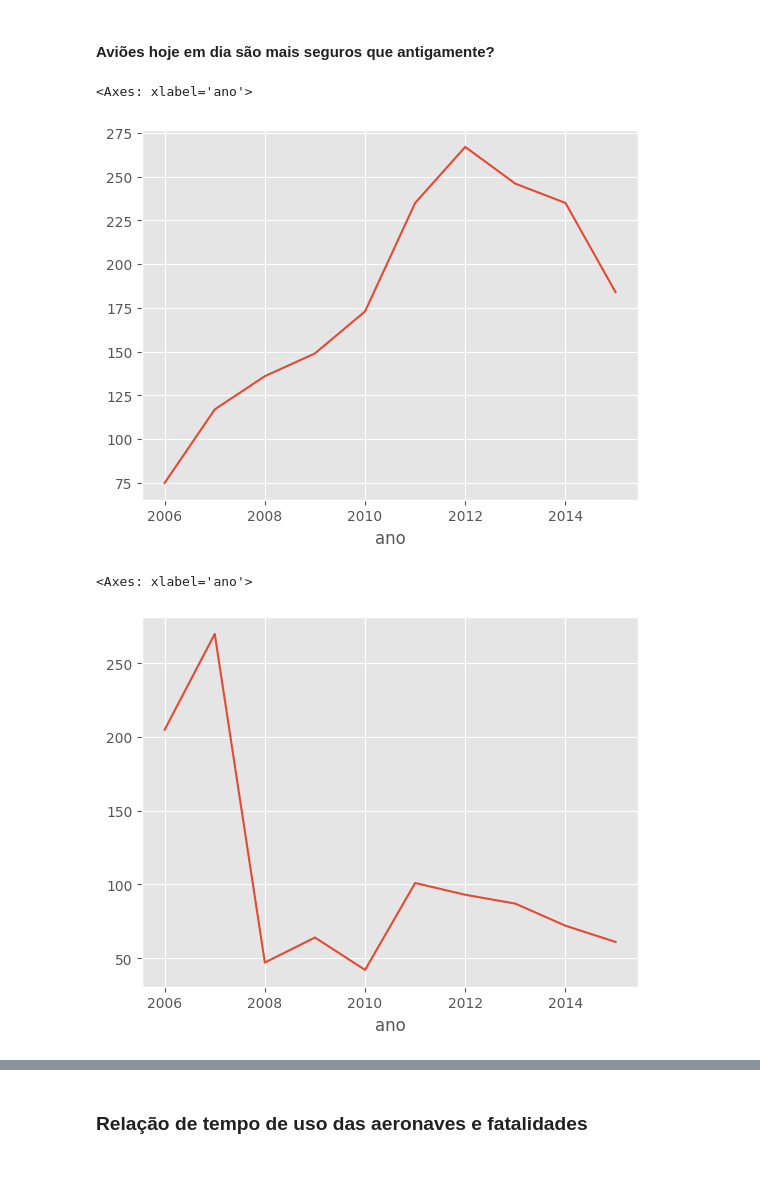
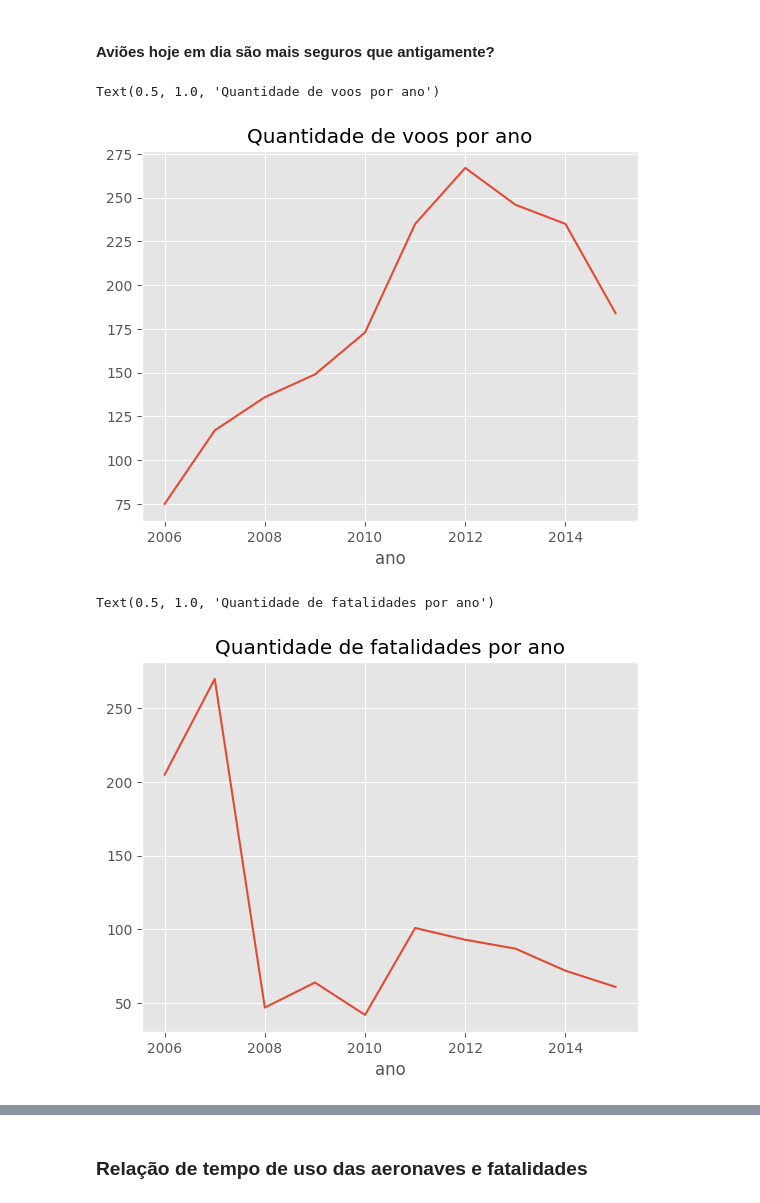
Before and after one commit to TgoPedrosa/ocorrencia-aviacao, a Jupyter notebook: Hypothesis.ipynb, the cells around one changed output, grey strips where cells are left out. Drawn from its saved outputs; the diff is of its cells as text; code cells hidden in the pictures; blank space fills up the shorter version.

```diff
--- a/Hypothesis.ipynb
+++ b/Hypothesis.ipynb
@@ -19,16 +19,16 @@ df.replace({"dia_semana": dict_dayweek},inplace=True)
 # %%
 # Numero de voos por ano
 df_group_year = df.groupby('ano')['quantidade_fatalidades']
-df_group_year.count().plot()
+df_group_year.count().plot().set_title("Quantidade de voos por ano")
 # %% [output]
-<Axes: xlabel='ano'>
+Text(0.5, 1.0, 'Quantidade de voos por ano')
-[figure, old version]
+[figure, new version]
 # %%
 # Numero de fatalidades por ano
-df_group_year.sum().plot()
+df_group_year.sum().plot().set_title("Quantidade de fatalidades por ano")
 # %% [output]
-<Axes: xlabel='ano'>
+Text(0.5, 1.0, 'Quantidade de fatalidades por ano')
-[figure, old version]
+[figure, new version]
 # %%
 # Ratio de morte por quantidade de fatalidade por ano
 df_fatality_ratio_year = df_group_year.sum() / df_group_year.count()
```
Also changed, not shown: parts of 15 cells of this notebook, 1 other file.
